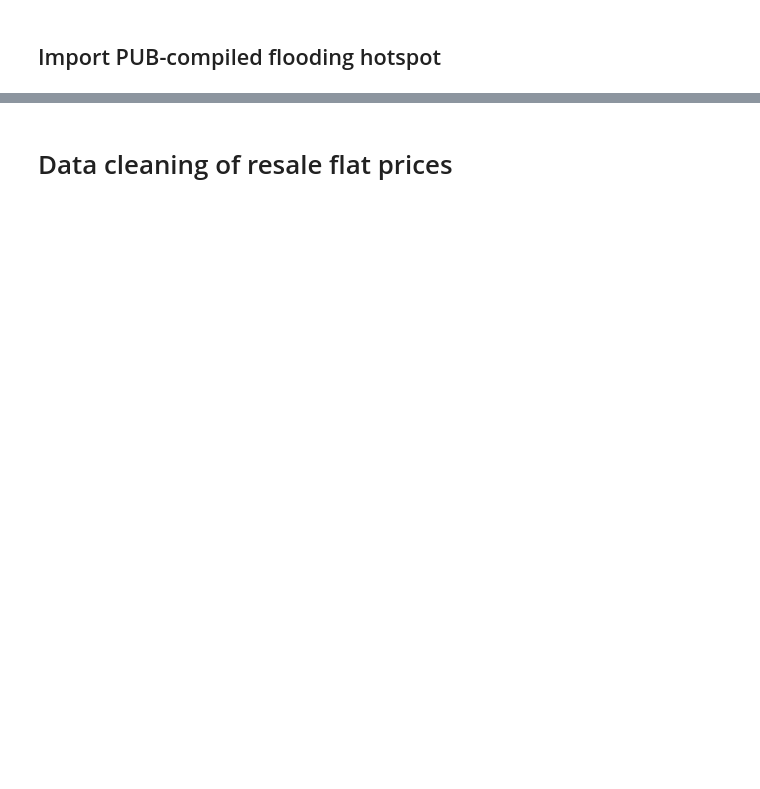
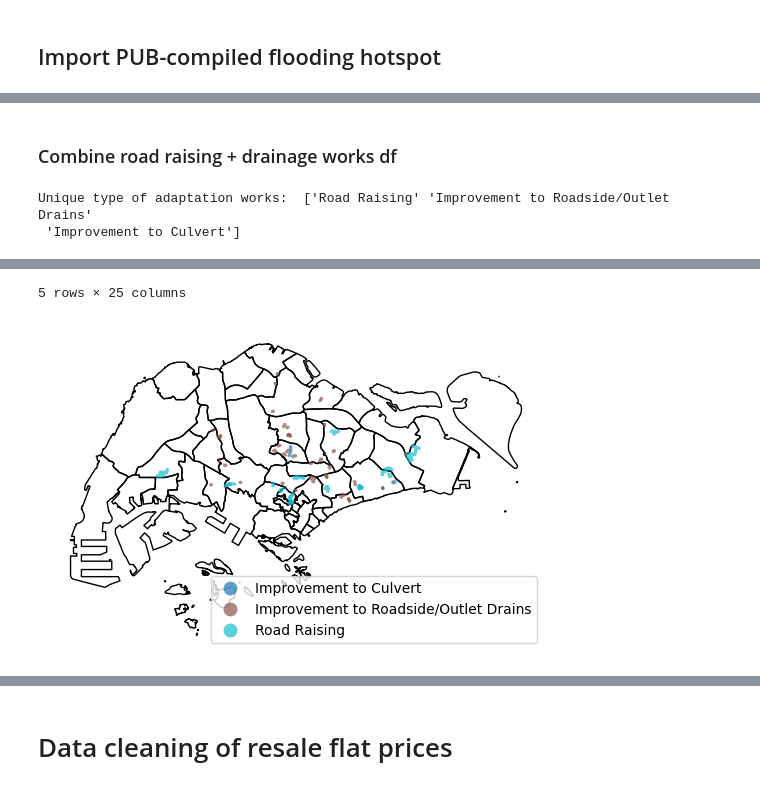
Before and after one commit to pakhuiying/property_prices_flood, a Jupyter notebook: resale_flat_analysis.ipynb, the cells around one changed output, grey strips where cells are left out. Cells and saved outputs as stored; diff of their text form; code cells hidden in the pictures; blank space fills up the shorter version.

```diff
--- a/resale_flat_analysis.ipynb
+++ b/resale_flat_analysis.ipynb
@@ -158,0 +206,17 @@ Earliest record of hotspot date: 2011-12-01T00:00:00.000000000
+# %%
+road_raising_network_buffer_df = Data.get_road_raising_network_buffer_df(G_car, Data.DRAINAGE_WORKS_FP,
+                                                                            reverse = False,
+                                                                            depth_limit = depth,
+                                                                            buffer_dist=buffer)
+fig, axes = plt.subplots(1,2,figsize=(10,6))
+for ax,title in zip(axes.flatten(),["road_raising_works_buffer_df","road_raising_network_buffer_df"]):
+    planningArea_shp.plot(fc="None",ec="k",alpha=0.8,ax=ax)
+    road_raising_df = Data.get_road_raising_buffer_df(G_car, Data.DRAINAGE_WORKS_FP,buffer_dist=None)
+    road_raising_df.plot(ax=ax,color="red")
+    ax.set_title(title)
+    ax.axis('off')
+
+road_raising_works_buffer_df.plot(ax=axes[0],color="green",alpha=0.5)
+road_raising_network_buffer_df.plot(ax=axes[1],color="green",alpha=0.5)
+plt.show()
+road_raising_network_buffer_df.columns
@@ -158,0 +227,7 @@ Earliest record of hotspot date: 2011-12-01T00:00:00.000000000
+# %%
+# includes both drainage works on roadside and outlet drains + culvert improvement works
+drainage_works_df = Data.get_drain_improvement_buffer_df(G_car, Data.DRAINAGE_WORKS_FP,
+                                                         buffer_dist=buffer)
+# drainage_works_df = Data.get_drainage_works_buffer_df(Data.DRAINAGE_WORKS_FP)
+print("Type of works: ",drainage_works_df['work_categories'].unique())
+drainage_works_df.columns
@@ -158,0 +252,23 @@ Earliest record of hotspot date: 2011-12-01T00:00:00.000000000
+# %% [markdown]
+### Combine road raising + drainage works df
+# %%
+if road_network_buffer: # ise use road net work buffer
+    road_drainage_works = pd.concat([road_raising_network_buffer_df,drainage_works_df])
+else:
+    road_drainage_works = pd.concat([road_raising_works_buffer_df,drainage_works_df])
+# convert to a geodataframe
+road_drainage_works = gpd.GeoDataFrame(data=road_drainage_works, geometry=road_drainage_works['geometry'])
+print("Unique type of adaptation works: ", road_drainage_works["work_categories"].unique())
+
+# plot
+ax = planningArea_shp.plot(fc="None",ec="k")
+road_drainage_works.plot(column="work_categories",alpha=0.7,ax=ax,
+                         figsize=(15, 10),
+                         legend=True,
+                         legend_kwds={'loc': 'lower right'})
+ax.axis('off')
+# plt.savefig(r"Exported_Data\exported_figures\drainage_works_consolidated.svg", bbox_inches='tight')
+road_drainage_works.head()
+# %% [output]
+Unique type of adaptation works:  ['Road Raising' 'Improvement to Roadside/Outlet Drains'
+ 'Improvement to Culvert']
@@ -158,0 +281,2 @@ Earliest record of hotspot date: 2011-12-01T00:00:00.000000000
+5 rows × 25 columns
+[figure, added]
```
Also changed, not shown: parts of 64 cells of this notebook, 4 other files.
